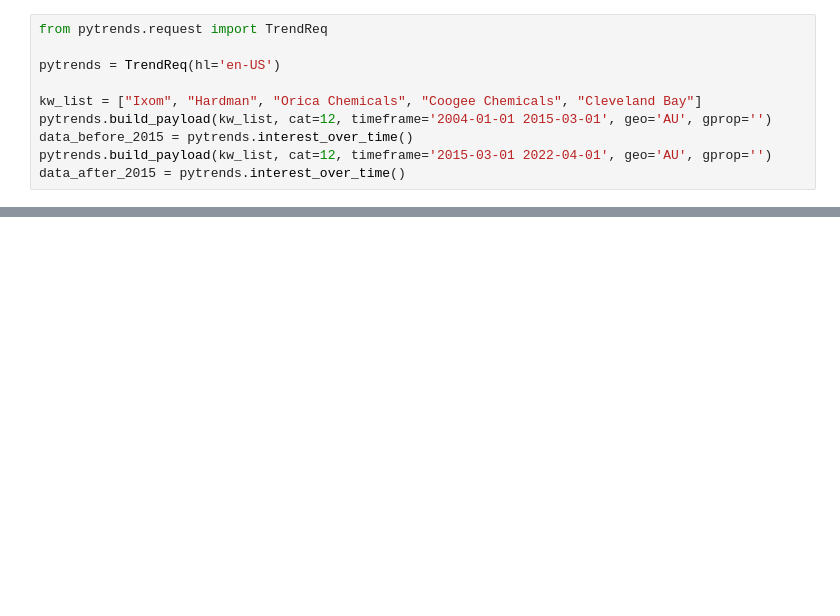
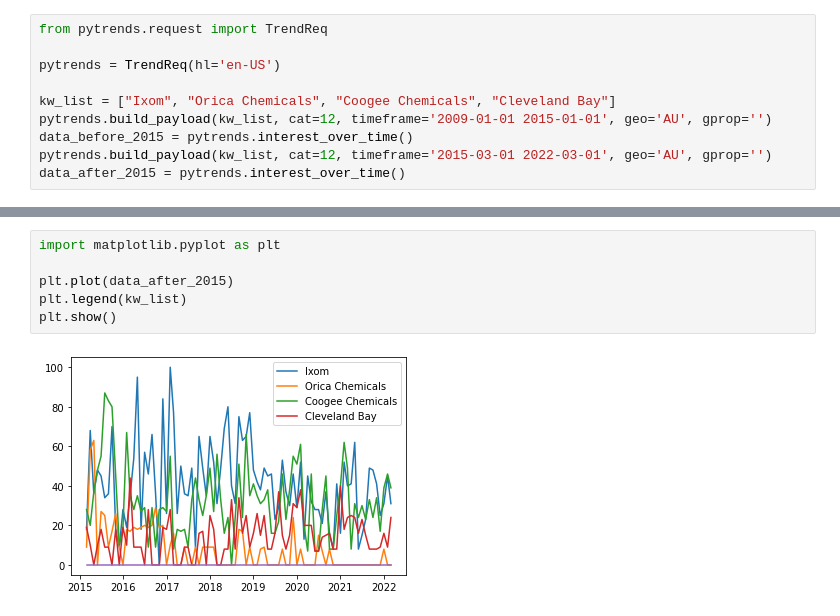
Before and after one commit to yahaod/DS-Project-Group-19, a Jupyter notebook: Google_trends_data.ipynb, the cells around one changed output, grey strips where cells are left out. Drawn from its saved outputs; the diff is of its cells as text; blank space fills up the shorter version.

Commit message:
Google trends data analysis
Need double check the unit KL with host

```diff
--- a/Google_trends_data.ipynb
+++ b/Google_trends_data.ipynb
@@ -23,10 +13,10 @@ from pytrends.request import TrendReq
 
 pytrends = TrendReq(hl='en-US')
 
-kw_list = ["Ixom", "Hardman", "Orica Chemicals", "Coogee Chemicals", "Cleveland Bay"]
-pytrends.build_payload(kw_list, cat=12, timeframe='2004-01-01 2015-03-01', geo='AU', gprop='')
+kw_list = ["Ixom", "Orica Chemicals", "Coogee Chemicals", "Cleveland Bay"]
+pytrends.build_payload(kw_list, cat=12, timeframe='2009-01-01 2015-01-01', geo='AU', gprop='')
 data_before_2015 = pytrends.interest_over_time()
-pytrends.build_payload(kw_list, cat=12, timeframe='2015-03-01 2022-04-01', geo='AU', gprop='')
+pytrends.build_payload(kw_list, cat=12, timeframe='2015-03-01 2022-03-01', geo='AU', gprop='')
 data_after_2015 = pytrends.interest_over_time()
 # %%
 mean_before = round(data_before_2015.mean(), 2)
@@ -67,0 +75,8 @@ data_after_2015
+# %%
+import matplotlib.pyplot as plt
+
+plt.plot(data_after_2015)
+plt.legend(kw_list)
+plt.show()
+# %% [output]
+[figure, added]
```
Also changed, not shown: parts of 12 cells of this notebook, 5 other files.
